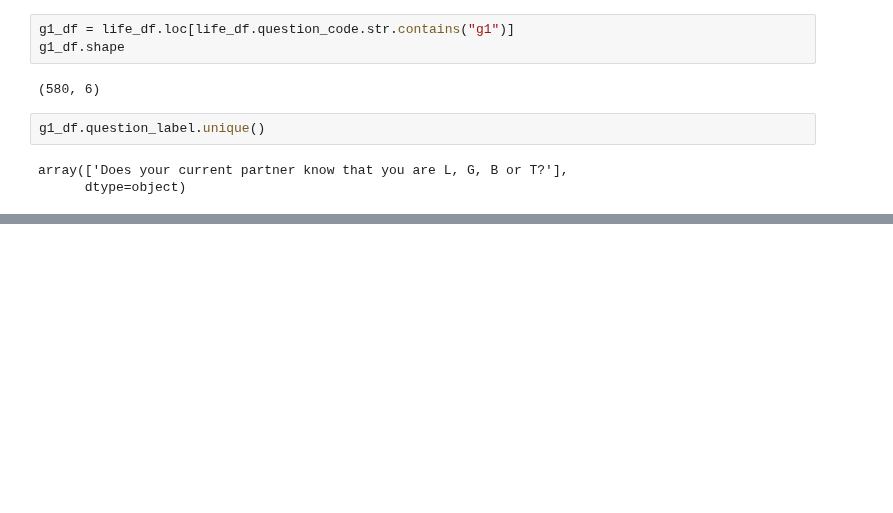
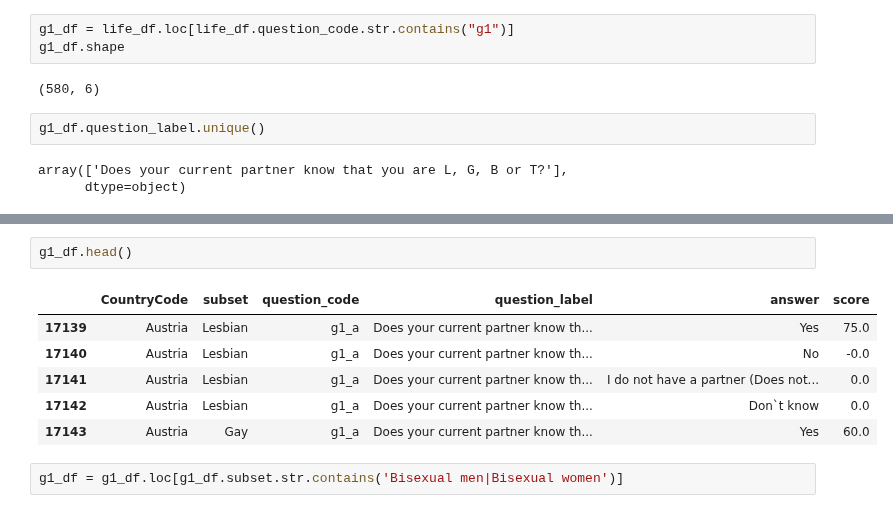
Before and after one commit to Petint/AI-and-DS, a Jupyter notebook: The LMBTQ project/project.ipynb, the cells around one changed output, grey strips where cells are left out. Saved outputs shown, nothing was run; the diff lists cells and outputs as text; blank space fills up the shorter version.

```diff
--- a/The LMBTQ project/project.ipynb
+++ b/The LMBTQ project/project.ipynb
@@ -199,0 +251,11 @@ array(['Does your current partner know that you are L, G, B or T?'],
+# %%
+g1_df.head()
+# %% [output]
+|  | CountryCode | subset | question_code | question_label | answer | score |
+| 17139 | Austria | Lesbian | g1_a | Does your current partner know th... | Yes | 75.0 |
+| 17140 | Austria | Lesbian | g1_a | Does your current partner know th... | No | -0.0 |
+| 17141 | Austria | Lesbian | g1_a | Does your current partner know th... | I do not have a partner (Does not... | 0.0 |
+| 17142 | Austria | Lesbian | g1_a | Does your current partner know th... | Don`t know | 0.0 |
+| 17143 | Austria | Gay | g1_a | Does your current partner know th... | Yes | 60.0 |
+# %%
+g1_df = g1_df.loc[g1_df.subset.str.contains('Bisexual men|Bisexual women')]
```
Also changed, not shown: parts of 8 cells of this notebook.
